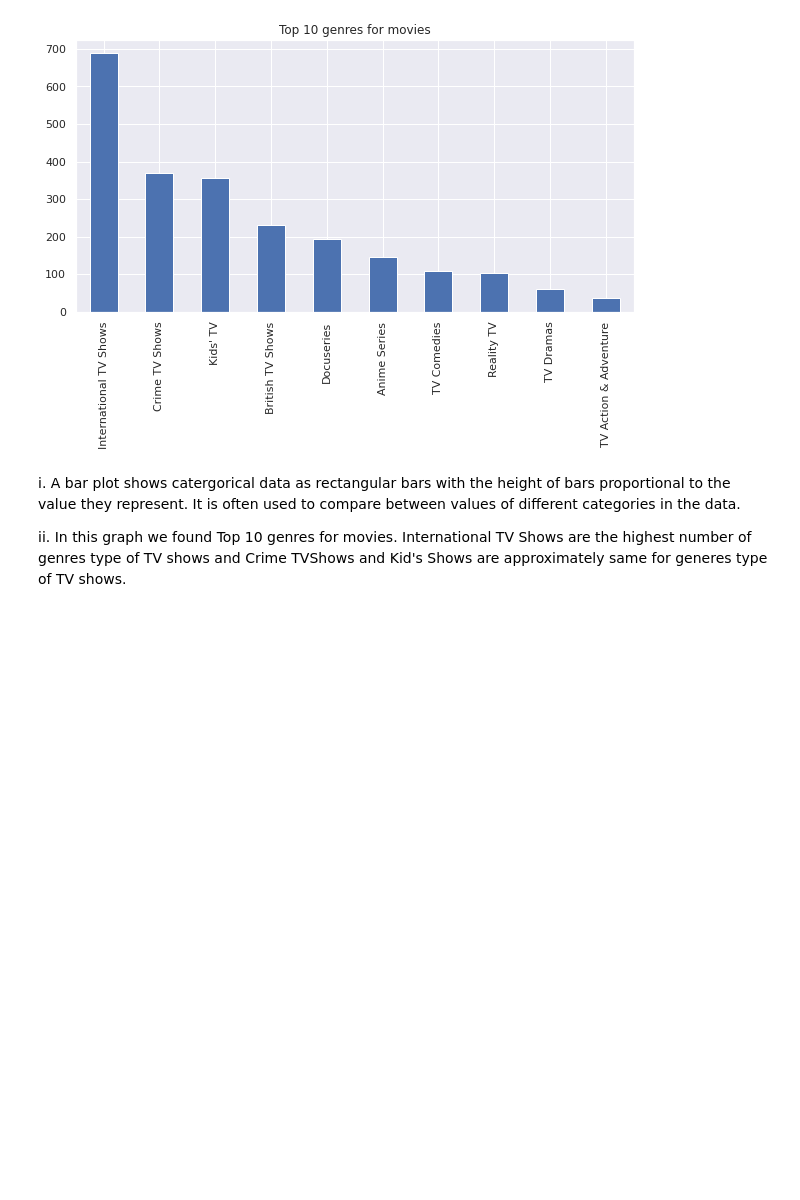
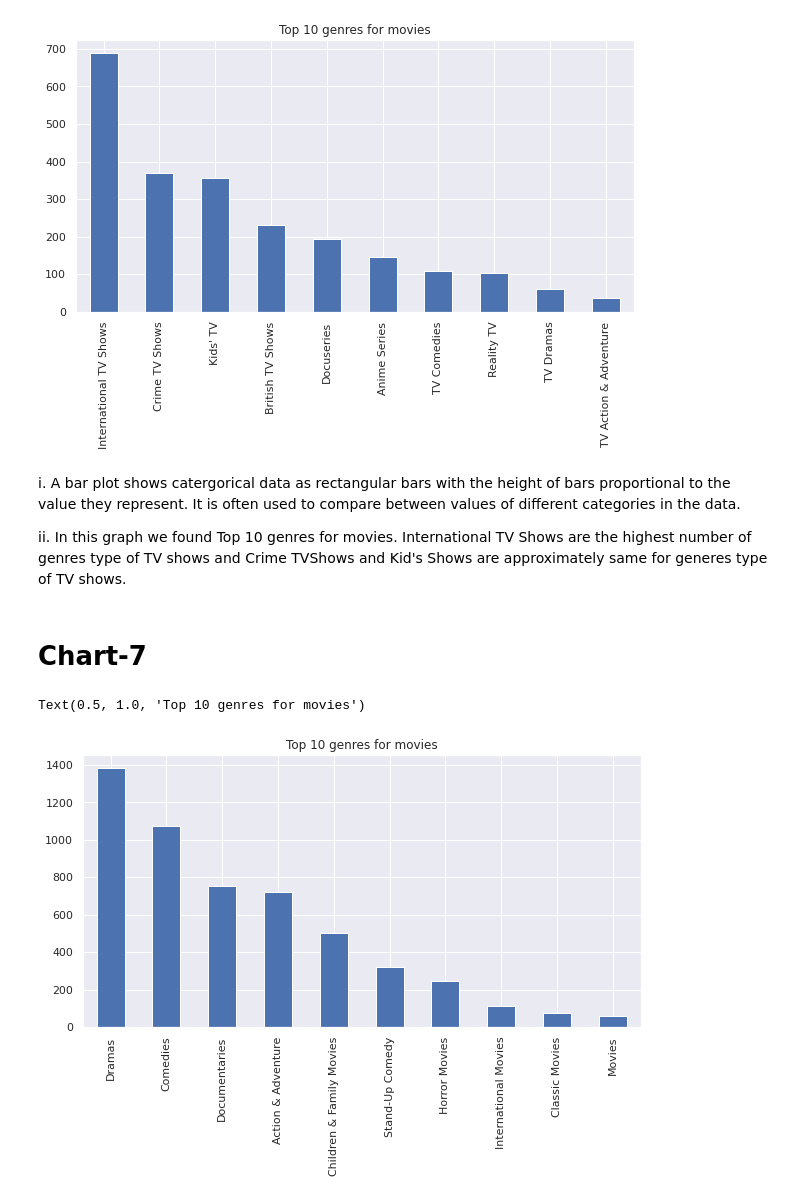
Before and after one commit to PradnyaPagar01/Netflix-Movie-and-TV-Shows-Clustering, a Jupyter notebook: Netflix_Movie_and_TV_Shows_Clustering.ipynb, the cells around one changed output. Drawn from its saved outputs; the diff is of its cells as text; code cells hidden in the pictures; blank space fills up the shorter version.

```diff
--- a/Netflix_Movie_and_TV_Shows_Clustering.ipynb
+++ b/Netflix_Movie_and_TV_Shows_Clustering.ipynb
@@ -155,6 +183,10 @@ Drive already mounted at /content/drive; to attempt to forcibly remount, call dr
 # %%
 # Load Dataset
-netflix_df = pd.read_csv('/content/drive/MyDrive/Almabetter/capstone 4 netflix/NETFLIX MOVIES AND TV SHOWS CLUSTERING.csv')
+file_path= ('/content/drive/MyDrive/Almabetter/capstone 4 netflix/NETFLIX MOVIES AND TV SHOWS CLUSTERING.csv')
+netflix_df = pd.read_csv(file_path)
+# %%
+model_df=pd.read_csv(file_path)
+netflix_df=model_df.copy()
 # %% [markdown]
 ### Dataset First View
 # %%
@@ -600,3 +632,13 @@ Text(0.5, 1.0, 'Top 10 genres for movies')
 i. A bar plot shows catergorical data as rectangular bars with the height of bars proportional to the value they represent. It is often used to compare between values of different categories in the data.
 
 ii. In this graph we found Top 10 genres for movies. International TV Shows are the highest number of genres type of TV shows and Crime TVShows and Kid's Shows are approximately same for generes type of TV shows.
+# %% [markdown]
+# **Chart-7**
+# %%
+# Top 10 genre for movies
+plt.figure(figsize=(10,5))
+netflix_df[netflix_df['type']=='Movie'].listed_in.value_counts().nlargest(10).plot(kind='bar')
+plt.title('Top 10 genres for movies')
+# %% [output]
+Text(0.5, 1.0, 'Top 10 genres for movies')
+[figure, added]
```
Also changed, not shown: parts of 27 cells of this notebook.
